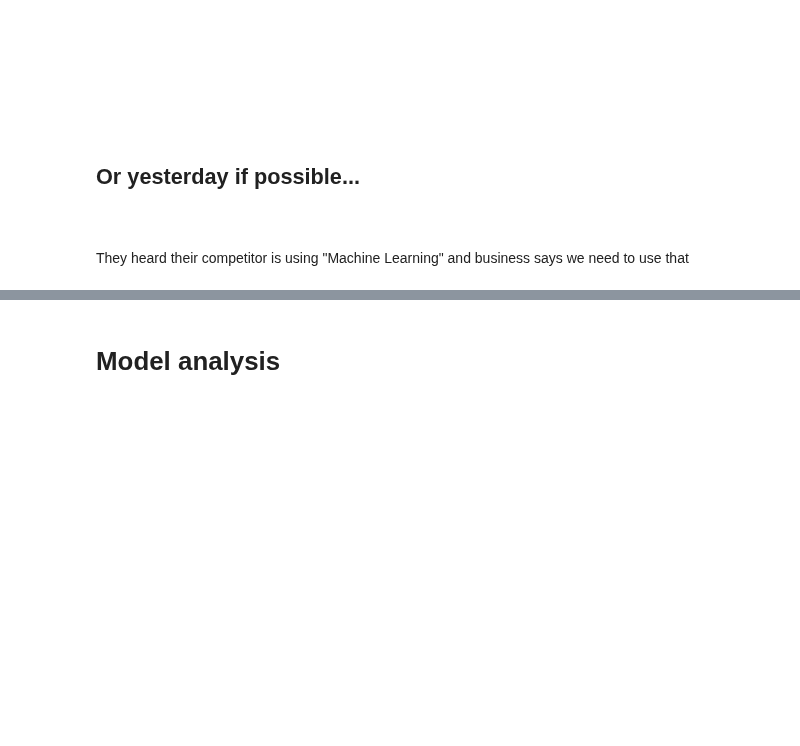
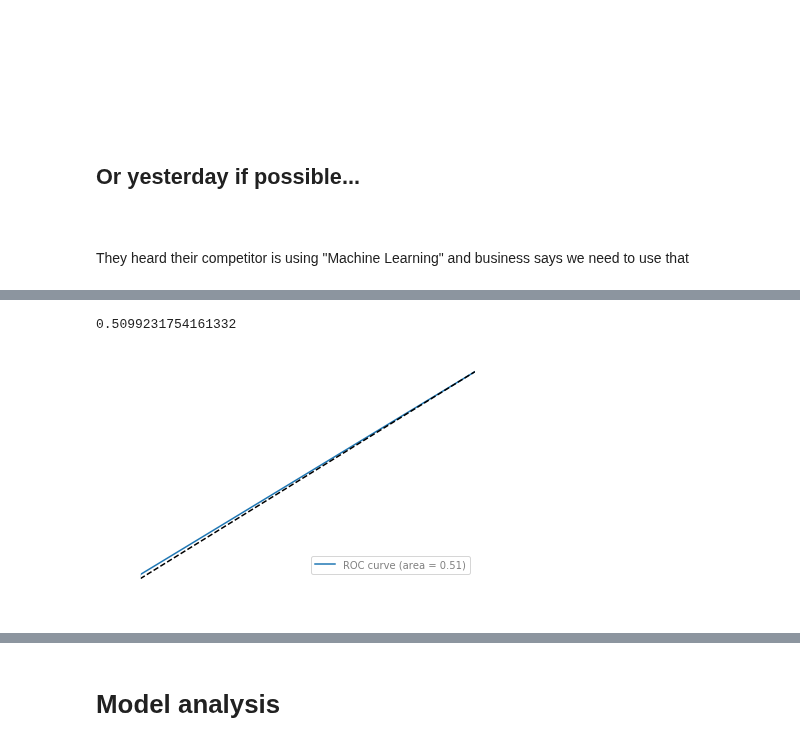
Before and after one commit to EthicalML/explainability-and-bias, a Jupyter notebook: Bias Evaluation & Explainability.ipynb, the cells around one changed output, grey strips where cells are left out. Cells and saved outputs as stored; diff of their text form; code cells hidden in the pictures; blank space fills up the shorter version.

```diff
--- a/Bias Evaluation & Explainability.ipynb
+++ b/Bias Evaluation & Explainability.ipynb
@@ -548,0 +425,5 @@ Cross functional work is key - bringing the right expertise at the right time
+# %%
+plot_roc(y_prod, pred)
+# %% [output]
+0.5099231754161332
+[figure, added]
```
Also changed, not shown: parts of 102 cells of this notebook, 3 other files.
